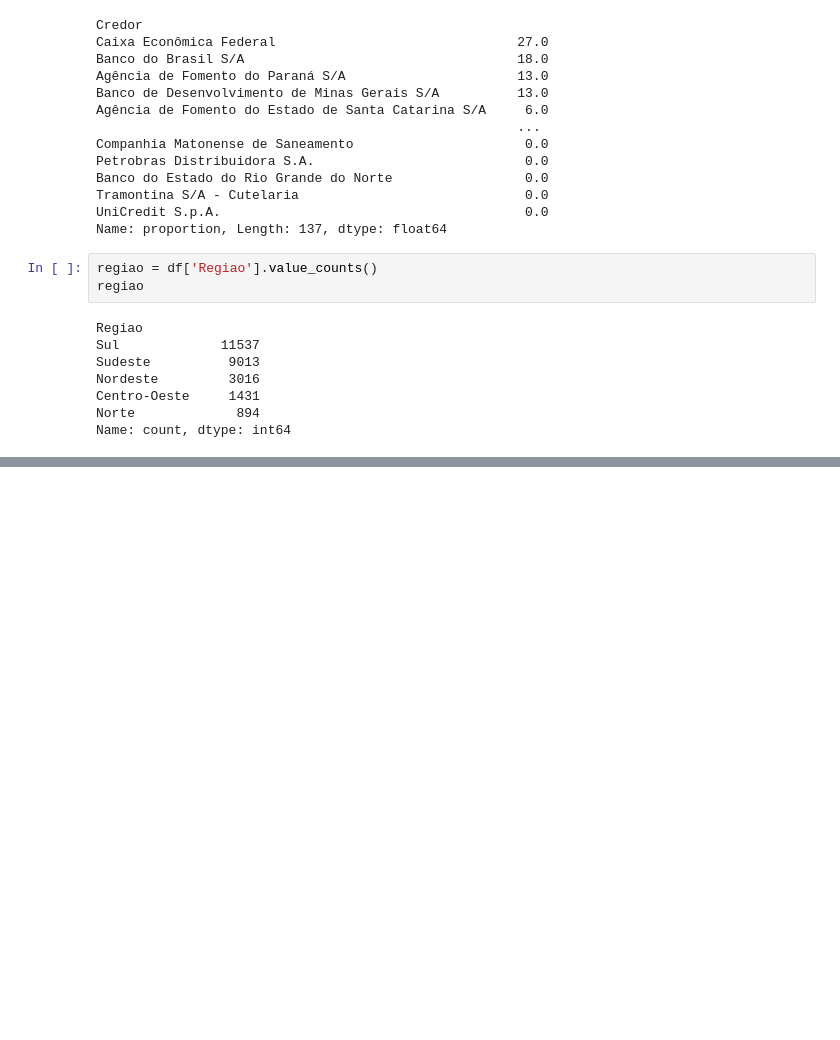
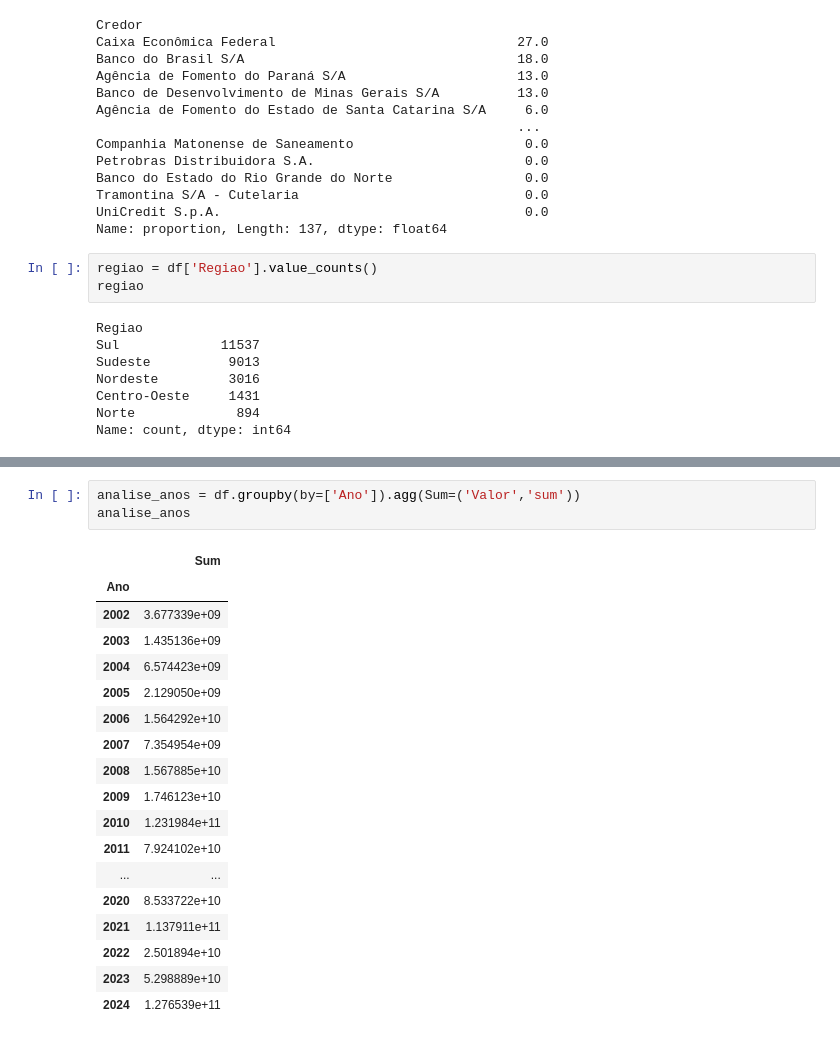
Before and after one commit to Samuelsilvestre/analise-credito-uniao, a Jupyter notebook: analytic/analytic.ipynb, the cells around one changed output, grey strips where cells are left out. Drawn from its saved outputs; the diff is of its cells as text; blank space fills up the shorter version.

```diff
--- a/analytic/analytic.ipynb
+++ b/analytic/analytic.ipynb
@@ -57,0 +101,22 @@ Name: count, dtype: int64
+# %%
+analise_anos = df.groupby(by=['Ano']).agg(Sum=('Valor','sum'))
+analise_anos
+# %% [output]
+|  | Sum |
+| Ano |  |
+| 2002 | 3.677339e+09 |
+| 2003 | 1.435136e+09 |
+| 2004 | 6.574423e+09 |
+| 2005 | 2.129050e+09 |
+| 2006 | 1.564292e+10 |
+| 2007 | 7.354954e+09 |
+| 2008 | 1.567885e+10 |
+| 2009 | 1.746123e+10 |
+| 2010 | 1.231984e+11 |
+| 2011 | 7.924102e+10 |
+| ... | ... |
+| 2020 | 8.533722e+10 |
+| 2021 | 1.137911e+11 |
+| 2022 | 2.501894e+10 |
+| 2023 | 5.298889e+10 |
+| 2024 | 1.276539e+11 |
```
Also changed, not shown: parts of 7 cells of this notebook.
